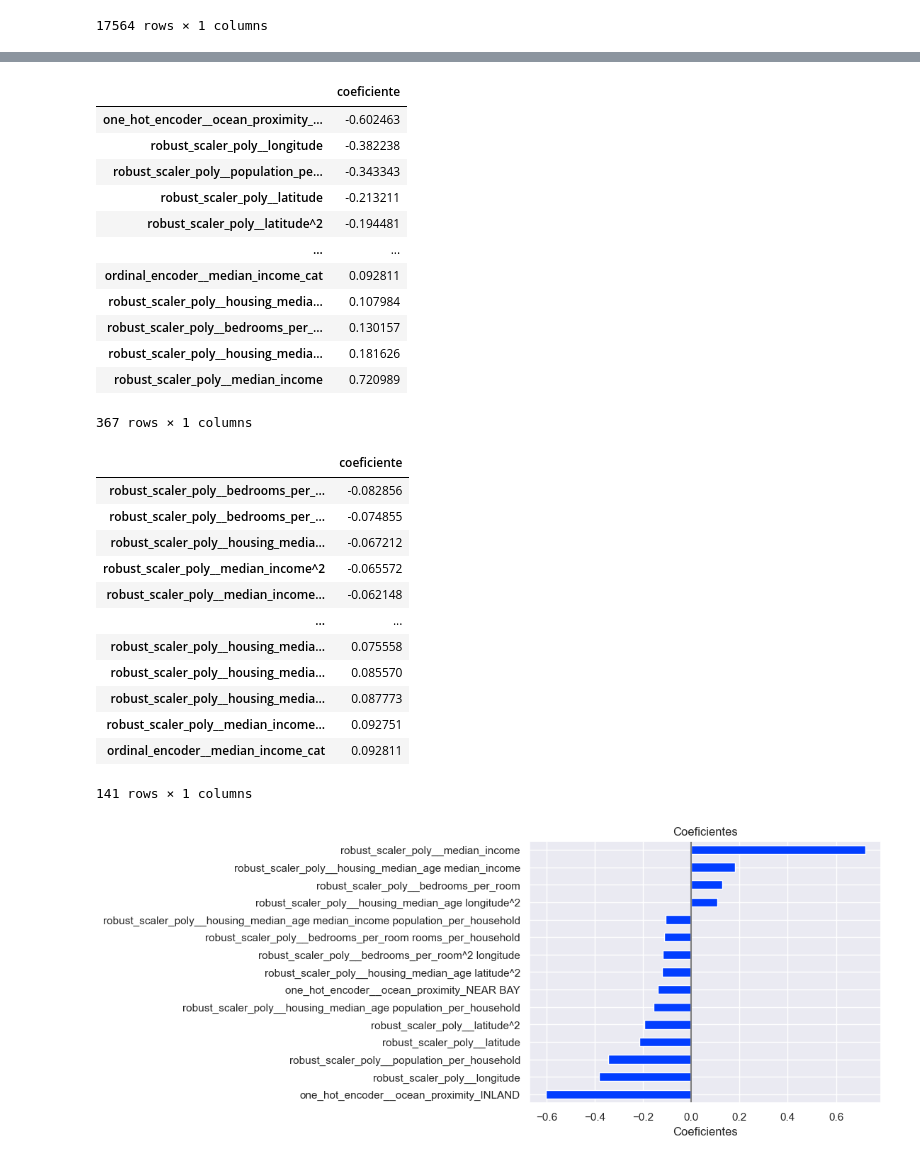
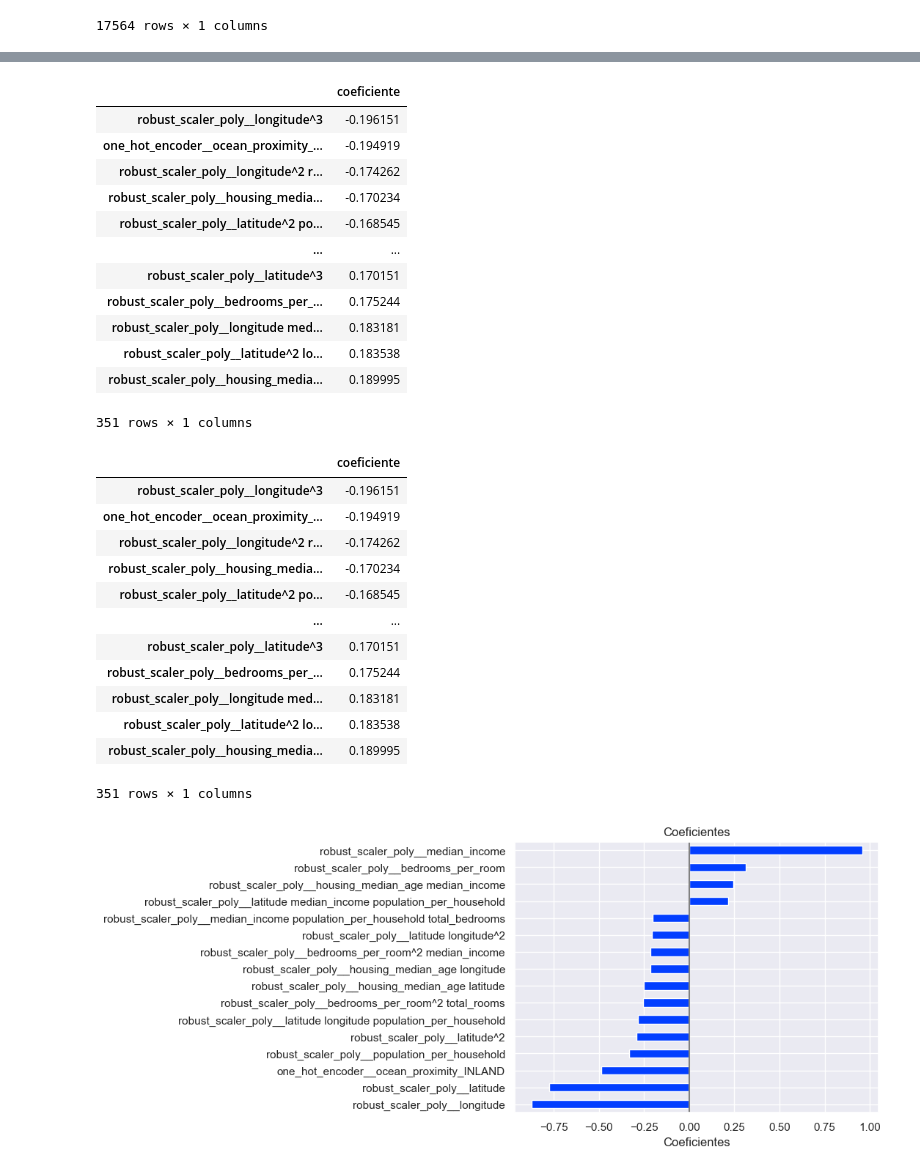
Before and after one commit to VieiraJulio/Projeto-Regressao---Em-dev, a Jupyter notebook: notebooks/04-jv-modelos-parte_00.ipynb, the cells around one changed output, grey strips where cells are left out. Saved outputs shown, nothing was run; the diff lists cells and outputs as text; code cells hidden in the pictures.

Commit message:
04.15  Modelos projeto de Regressão (Ridge e suas métricas)

```diff
--- a/notebooks/04-jv-modelos-parte_00.ipynb
+++ b/notebooks/04-jv-modelos-parte_00.ipynb
@@ -124,12 +124,11 @@ y
 # %%
 param_grid  = {
     "regressor__preprocessor__robust_scaler_poly__poly__degree": [1,2,3],
-    "regressor__reg__alpha": [1E-2, 5E-2, 0.1, 0.25, 0.5, 1.0],
-    "regressor__reg__l1_ratio" : [0.1, 0.25, 0.5, 0.75, 0.9]
+    "regressor__reg__alpha": [1E-2, 5E-2, 0.1, 0.25, 0.5, 1.0, 2.0, 5.0, 10.0, 20.0, 50.0]
 }
 # %%
 grid_search = grid_search_cv_regressor(
-    regressor= ElasticNet(),
+    regressor= Ridge(),
     preprocessor= preprocessamento,
     target_transformer= QuantileTransformer(output_distribution= "normal"),
     param_grid= param_grid
@@ -255,40 +256,40 @@ coefs
 367 rows × 1 columns
 # %%
-coefs[coefs["coeficiente"].between(-100_000, 100_000)]
+coefs[coefs["coeficiente"].between(-0.2,0.2)]
 # %% [output]
 |  | coeficiente |
-| one_hot_encoder__ocean_proximity_... | -0.602463 |
-| robust_scaler_poly__longitude | -0.382238 |
-| robust_scaler_poly__population_pe... | -0.343343 |
-| robust_scaler_poly__latitude | -0.213211 |
-| robust_scaler_poly__latitude^2 | -0.194481 |
+| robust_scaler_poly__longitude^3 | -0.196151 |
+| one_hot_encoder__ocean_proximity_... | -0.194919 |
+| robust_scaler_poly__longitude^2 r... | -0.174262 |
+| robust_scaler_poly__housing_media... | -0.170234 |
+| robust_scaler_poly__latitude^2 po... | -0.168545 |
 | ... | ... |
-| ordinal_encoder__median_income_cat | 0.092811 |
-| robust_scaler_poly__housing_media... | 0.107984 |
-| robust_scaler_poly__bedrooms_per_... | 0.130157 |
-| robust_scaler_poly__housing_media... | 0.181626 |
-| robust_scaler_poly__median_income | 0.720989 |
+| robust_scaler_poly__latitude^3 | 0.170151 |
+| robust_scaler_poly__bedrooms_per_... | 0.175244 |
+| robust_scaler_poly__longitude med... | 0.183181 |
+| robust_scaler_poly__latitude^2 lo... | 0.183538 |
+| robust_scaler_poly__housing_media... | 0.189995 |
-367 rows × 1 columns
+351 rows × 1 columns
 # %%
-coefs[coefs["coeficiente"].between(-0.1,0.1) & coefs["coeficiente"] != 0]
+coefs[coefs["coeficiente"].between(-0.2,0.2) & coefs["coeficiente"] != 0]
 # %% [output]
 |  | coeficiente |
-| robust_scaler_poly__bedrooms_per_... | -0.082856 |
-| robust_scaler_poly__bedrooms_per_... | -0.074855 |
-| robust_scaler_poly__housing_media... | -0.067212 |
-| robust_scaler_poly__median_income^2 | -0.065572 |
-| robust_scaler_poly__median_income... | -0.062148 |
+| robust_scaler_poly__longitude^3 | -0.196151 |
+| one_hot_encoder__ocean_proximity_... | -0.194919 |
+| robust_scaler_poly__longitude^2 r... | -0.174262 |
+| robust_scaler_poly__housing_media... | -0.170234 |
+| robust_scaler_poly__latitude^2 po... | -0.168545 |
 | ... | ... |
-| robust_scaler_poly__housing_media... | 0.075558 |
-| robust_scaler_poly__housing_media... | 0.085570 |
-| robust_scaler_poly__housing_media... | 0.087773 |
-| robust_scaler_poly__median_income... | 0.092751 |
-| ordinal_encoder__median_income_cat | 0.092811 |
+| robust_scaler_poly__latitude^3 | 0.170151 |
+| robust_scaler_poly__bedrooms_per_... | 0.175244 |
+| robust_scaler_poly__longitude med... | 0.183181 |
+| robust_scaler_poly__latitude^2 lo... | 0.183538 |
+| robust_scaler_poly__housing_media... | 0.189995 |
-141 rows × 1 columns
+351 rows × 1 columns
 # %%
-plot_coeficientes(coefs[~coefs["coeficiente"].between(-0.1,0.1) & coefs["coeficiente"] != 0])
+plot_coeficientes(coefs[~coefs["coeficiente"].between(-0.2,0.2) & coefs["coeficiente"] != 0])
 # %% [output]
-[figure, old version]
+[figure, new version]
 # %%
 resultados = {
     nome_modelo: treinar_e_validar_modelo_regressao(X, y, **regressor)
```
Also changed, not shown: parts of 11 cells of this notebook.
